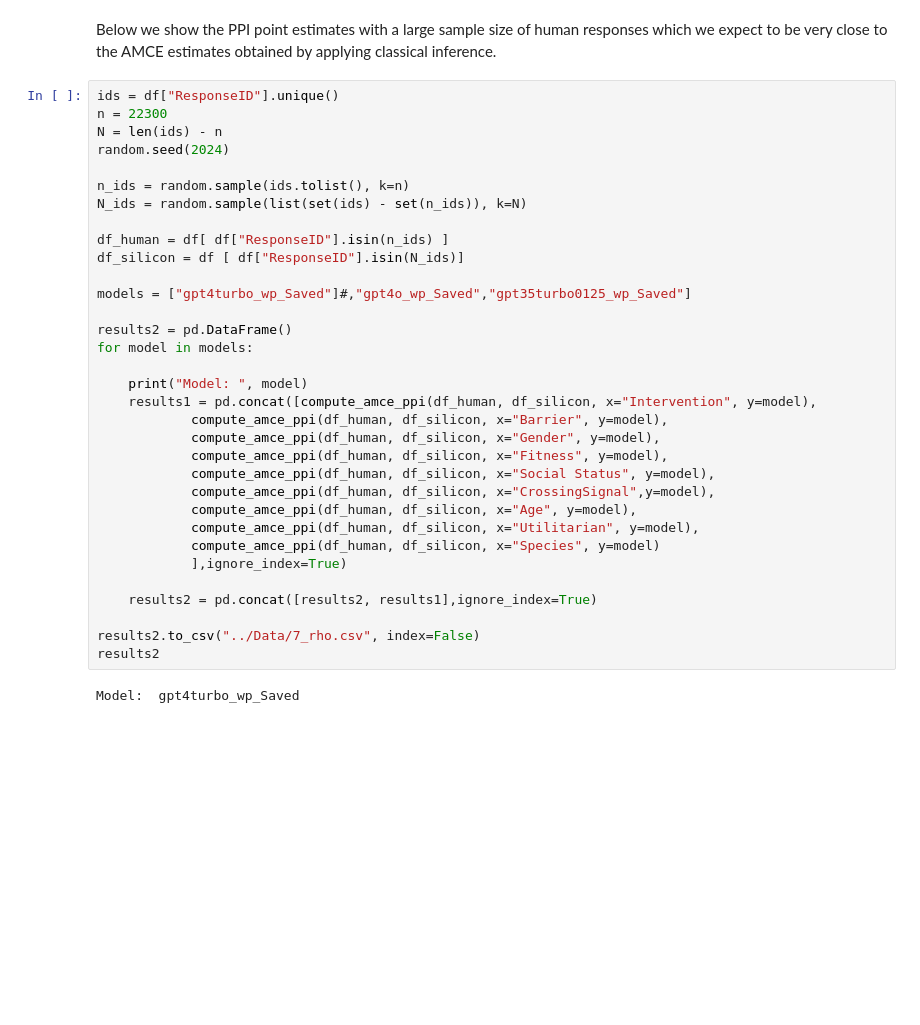
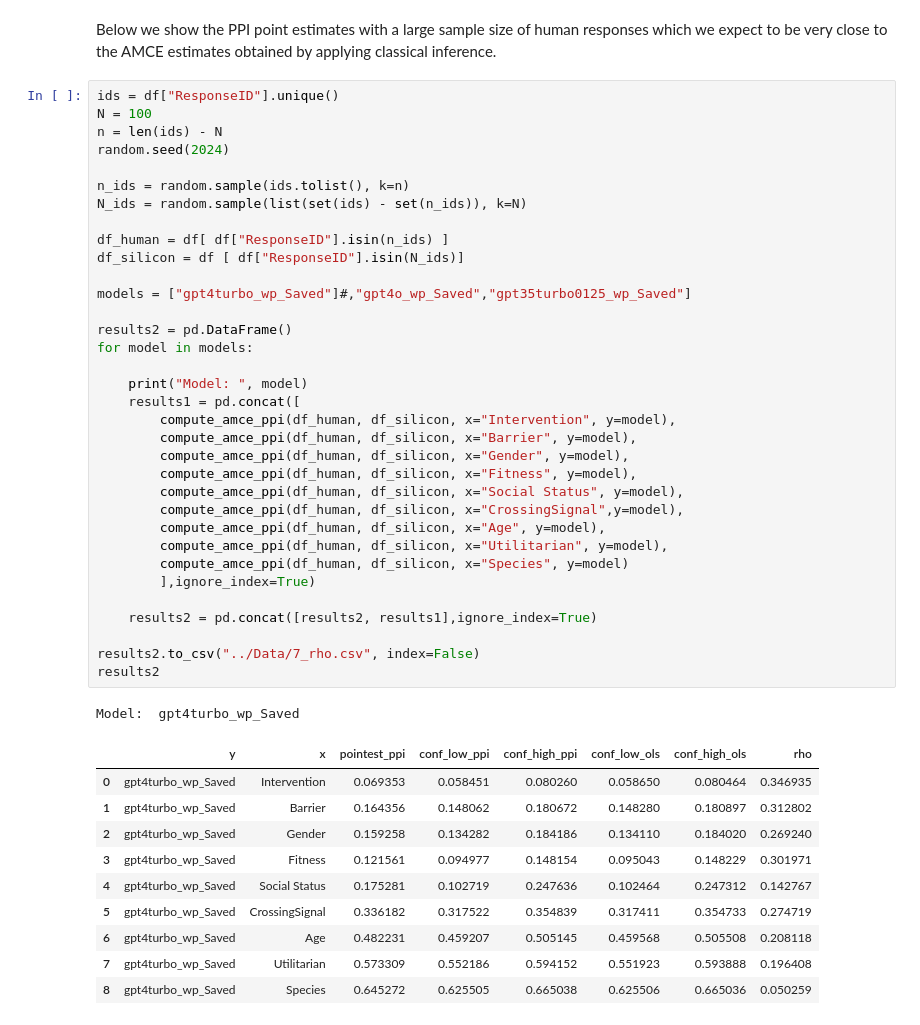
Before and after one commit to davidbroska/MixedSubjects, a Jupyter notebook: Code/7_AnalysisPPI.ipynb, the cells around one changed output. Cells and saved outputs as stored; diff of their text form; blank space fills up the shorter version.

```diff
--- a/Code/7_AnalysisPPI.ipynb
+++ b/Code/7_AnalysisPPI.ipynb
@@ -783,38 +783,49 @@ The AMCE estimates computed above are the same as those calculated with the func
 Below we show the PPI point estimates with a large sample size of human responses which we expect to be very close to the AMCE estimates obtained by applying classical inference.
 # %%
 ids = df["ResponseID"].unique()
-n = 22300
-N = len(ids) - n
+N = 100
+n = len(ids) - N
 random.seed(2024)
 
 n_ids = random.sample(ids.tolist(), k=n)
 N_ids = random.sample(list(set(ids) - set(n_ids)), k=N)
 
 df_human = df[ df["ResponseID"].isin(n_ids) ]
 df_silicon = df [ df["ResponseID"].isin(N_ids)]
 
 models = ["gpt4turbo_wp_Saved"]#,"gpt4o_wp_Saved","gpt35turbo0125_wp_Saved"]
 
 results2 = pd.DataFrame()
 for model in models:
 
     print("Model: ", model)
-    results1 = pd.concat([compute_amce_ppi(df_human, df_silicon, x="Intervention", y=model),
-            compute_amce_ppi(df_human, df_silicon, x="Barrier", y=model),
-            compute_amce_ppi(df_human, df_silicon, x="Gender", y=model),
-            compute_amce_ppi(df_human, df_silicon, x="Fitness", y=model),
-            compute_amce_ppi(df_human, df_silicon, x="Social Status", y=model),
-            compute_amce_ppi(df_human, df_silicon, x="CrossingSignal",y=model),
-            compute_amce_ppi(df_human, df_silicon, x="Age", y=model),
-            compute_amce_ppi(df_human, df_silicon, x="Utilitarian", y=model),
-            compute_amce_ppi(df_human, df_silicon, x="Species", y=model)
-            ],ignore_index=True)
+    results1 = pd.concat([
+        compute_amce_ppi(df_human, df_silicon, x="Intervention", y=model),
+        compute_amce_ppi(df_human, df_silicon, x="Barrier", y=model),
+        compute_amce_ppi(df_human, df_silicon, x="Gender", y=model),
+        compute_amce_ppi(df_human, df_silicon, x="Fitness", y=model),
+        compute_amce_ppi(df_human, df_silicon, x="Social Status", y=model),
+        compute_amce_ppi(df_human, df_silicon, x="CrossingSignal",y=model),
+        compute_amce_ppi(df_human, df_silicon, x="Age", y=model),
+        compute_amce_ppi(df_human, df_silicon, x="Utilitarian", y=model),
+        compute_amce_ppi(df_human, df_silicon, x="Species", y=model)
+        ],ignore_index=True)
 
     results2 = pd.concat([results2, results1],ignore_index=True)
 
 results2.to_csv("../Data/7_rho.csv", index=False)
 results2
 # %% [output]
 Model:  gpt4turbo_wp_Saved
+|  | y | x | pointest_ppi | conf_low_ppi | conf_high_ppi | conf_low_ols | conf_high_ols | rho |
+| 0 | gpt4turbo_wp_Saved | Intervention | 0.069353 | 0.058451 | 0.080260 | 0.058650 | 0.080464 | 0.346935 |
+| 1 | gpt4turbo_wp_Saved | Barrier | 0.164356 | 0.148062 | 0.180672 | 0.148280 | 0.180897 | 0.312802 |
+| 2 | gpt4turbo_wp_Saved | Gender | 0.159258 | 0.134282 | 0.184186 | 0.134110 | 0.184020 | 0.269240 |
+| 3 | gpt4turbo_wp_Saved | Fitness | 0.121561 | 0.094977 | 0.148154 | 0.095043 | 0.148229 | 0.301971 |
+| 4 | gpt4turbo_wp_Saved | Social Status | 0.175281 | 0.102719 | 0.247636 | 0.102464 | 0.247312 | 0.142767 |
+| 5 | gpt4turbo_wp_Saved | CrossingSignal | 0.336182 | 0.317522 | 0.354839 | 0.317411 | 0.354733 | 0.274719 |
+| 6 | gpt4turbo_wp_Saved | Age | 0.482231 | 0.459207 | 0.505145 | 0.459568 | 0.505508 | 0.208118 |
+| 7 | gpt4turbo_wp_Saved | Utilitarian | 0.573309 | 0.552186 | 0.594152 | 0.551923 | 0.593888 | 0.196408 |
+| 8 | gpt4turbo_wp_Saved | Species | 0.645272 | 0.625505 | 0.665038 | 0.625506 | 0.665036 | 0.050259 |
 # %%
 # sample size human subjects
```
Also changed, not shown: parts of 2 cells of this notebook, 15 other files.
